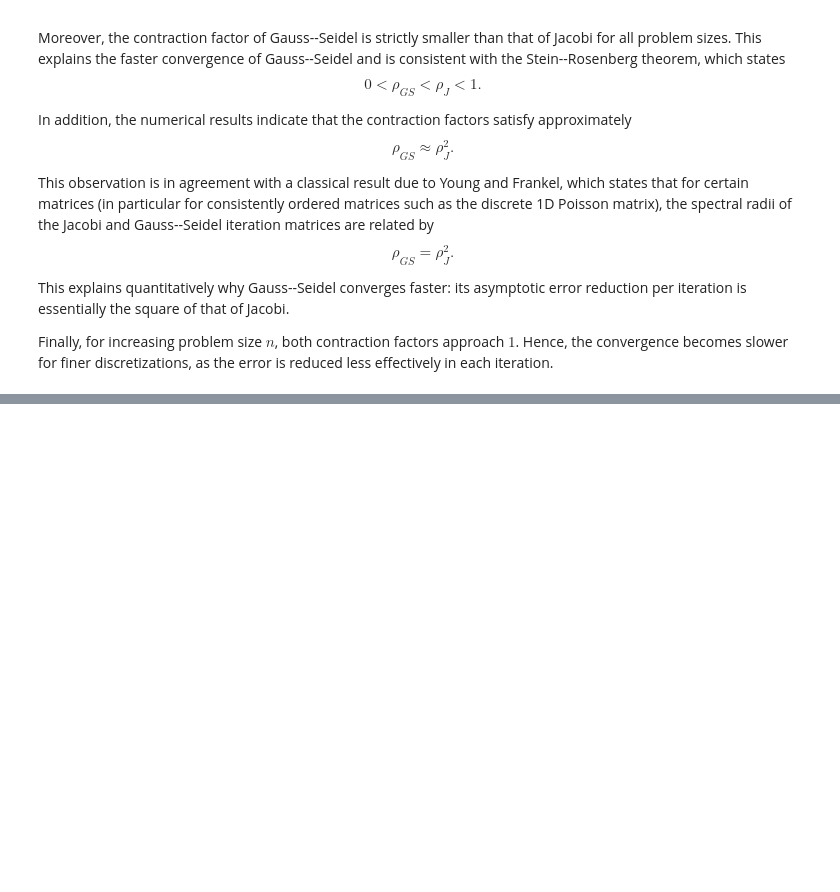
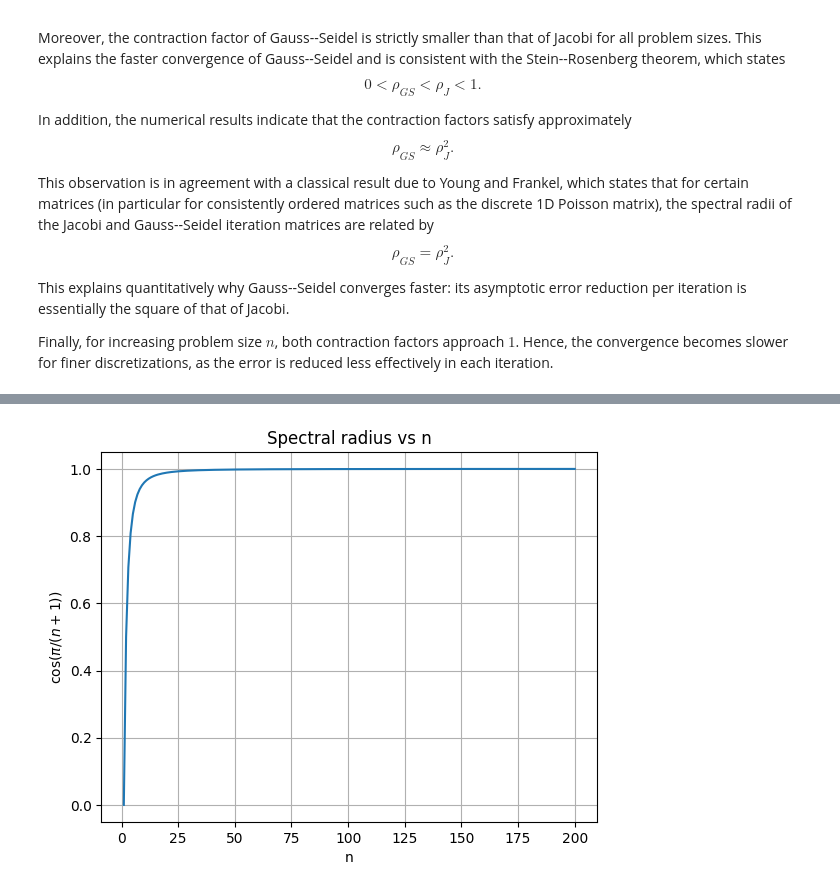
Before and after one commit to hozanoo/iterative-solution-large-systems, a Jupyter notebook: Exercise 1/UE1.ipynb, the cells around one changed output, grey strips where cells are left out. Drawn from its saved outputs; the diff is of its cells as text; code cells hidden in the pictures; blank space fills up the shorter version.

```diff
--- a/Exercise 1/UE1.ipynb
+++ b/Exercise 1/UE1.ipynb
@@ -1376,0 +1616,20 @@ Finally, for increasing problem size $n$, both contraction factors approach $1$.
+# %%
+import numpy as np
+import matplotlib.pyplot as plt
+
+# range of n
+n = np.arange(1, 201)
+
+# compute values
+rho = np.cos(np.pi / (n + 1))
+
+# plot
+plt.figure()
+plt.plot(n, rho)
+plt.xlabel("n")
+plt.ylabel(r"$\cos(\pi/(n+1))$")
+plt.title("Spectral radius vs n")
+plt.grid(True)
+plt.show()
+# %% [output]
+[figure, added]
```
Also changed, not shown: parts of 9 cells of this notebook, 1 other file.
